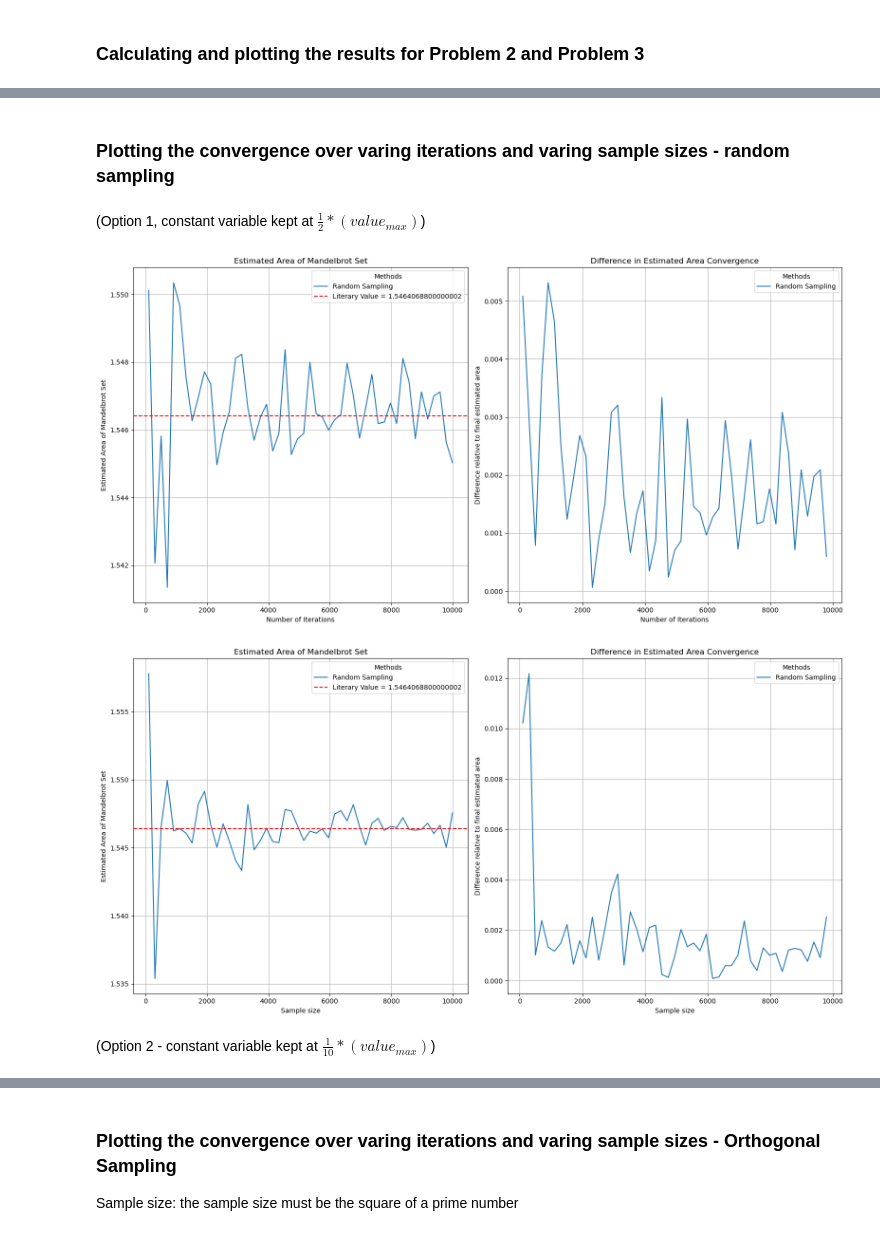
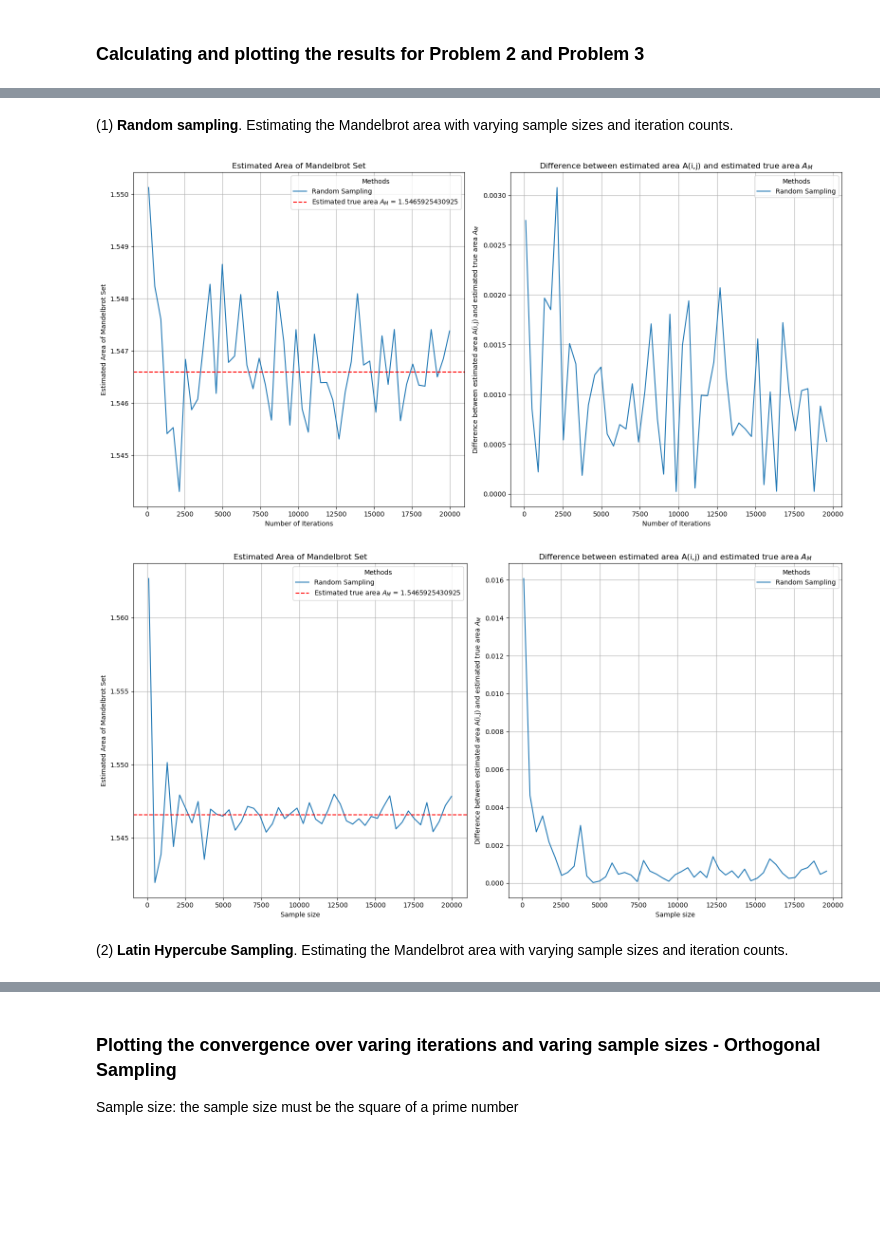
Before and after one commit to shaniasinha/stochastic-sim-a1, a Jupyter notebook: code.ipynb, the cells around one changed output, grey strips where cells are left out. Cells and saved outputs as stored; diff of their text form; code cells hidden in the pictures; blank space fills up the shorter version.

Commit message:
(1) adjusting functions to take A_M as a reference (2) plotting monte carlo for random sampling and latin hyperqube (final version)

```diff
--- a/code.ipynb
+++ b/code.ipynb
@@ -404,8 +404,7 @@ def plot_monte_carlo_methods_sample(
             )
 
         # Calculate the difference from the final estimated area (convergence reference)
-        final_estimation = estimation[-1]  # Use the last estimation as the reference
-        difference = np.abs(estimation[:-1] - final_estimation)  # Difference with the reference
+        difference = np.abs(estimation[:-1] - expected_value)  # Difference with the reference
 
         # Plot the difference in estimated area on the second subplot
         ax2.plot(number_of_samples[:-1], difference, label=method_name)
@@ -417,13 +416,13 @@ def plot_monte_carlo_methods_sample(
     ax1.grid(True)
 
     # Plot the expected (literary) value as a horizontal line
-    ax1.axhline(y=expected_value, color='r', linestyle='--', label=f'Literary Value = {expected_value}')
+    ax1.axhline(y=expected_value, color='r', linestyle='--', label=f'Estimated true area $A_M$ = {expected_value}')
     ax1.legend(title="Methods")
 
     # Configure the second subplot (Difference in Estimated Area)
     ax2.set_xlabel("Sample size")
-    ax2.set_ylabel("Difference relative to final estimated area")
-    ax2.set_title("Difference in Estimated Area Convergence")
+    ax2.set_ylabel("Difference between estimated area A(i,j) and estimated true area $A_M$")
+    ax2.set_title("Difference between estimated area A(i,j) and estimated true area $A_M$")
     ax2.grid(True)
     ax2.legend(title="Methods")
 
@@ -721,23 +647,21 @@ print(A_M_list)
 # %%
-A_M = monte_carlo_trajectory_iterations(10000,10000,10000,1, monte_carlo_random)
+A_M = monte_carlo_trajectory_iterations(20000,20000,20000,1, monte_carlo_random)
 # %%
-A_M_max = A_M[0]
+A_M = A_M[0]
-# %% [markdown]
-### Plotting the convergence over varing iterations and varing sample sizes - random sampling
-# %% [markdown]
-(Option 1, constant variable kept at $\frac{1}{2} * (value_{max})$)
+# %% [markdown]
+(1) **Random sampling**. Estimating the Mandelbrot area with varying sample sizes and iteration counts.
 # %%
-result_iteration_random = monte_carlo_trajectory_iterations(5000,100,10000,50, monte_carlo_random)
+np.random.seed(SEED)
 
-result_sample_random = monte_carlo_trajectory_samples(5000,100,10000,50,monte_carlo_random)
+result_iteration_random = monte_carlo_trajectory_iterations(1000,100,20000,50, monte_carlo_random)
+
+result_sample_random = monte_carlo_trajectory_samples(1000,100,20000,50, monte_carlo_random)
 # %%
-plot_monte_carlo_methods(["Random Sampling"],[result_iteration_random],100,10000,50,A_M_max)
+plot_monte_carlo_methods(["Random Sampling"],[result_iteration_random],100,20000,50, A_M)
+plot_monte_carlo_methods_sample(["Random Sampling"],[result_sample_random],100,20000,50, A_M)
 # %% [output]
-[figure, old version]
+[figure, new version]
+[figure, added]
-# %%
-plot_monte_carlo_methods_sample(["Random Sampling"],[result_sample_random],100,10000,50,A_M_max)
-# %% [output]
-[figure, removed]
-# %% [markdown]
-(Option 2 - constant variable kept at $\frac{1}{10} * (value_{max})$)
+# %% [markdown]
+(2) **Latin Hypercube Sampling**. Estimating the Mandelbrot area with varying sample sizes and iteration counts.
 # %%
```
Also changed, not shown: parts of 16 cells of this notebook.
